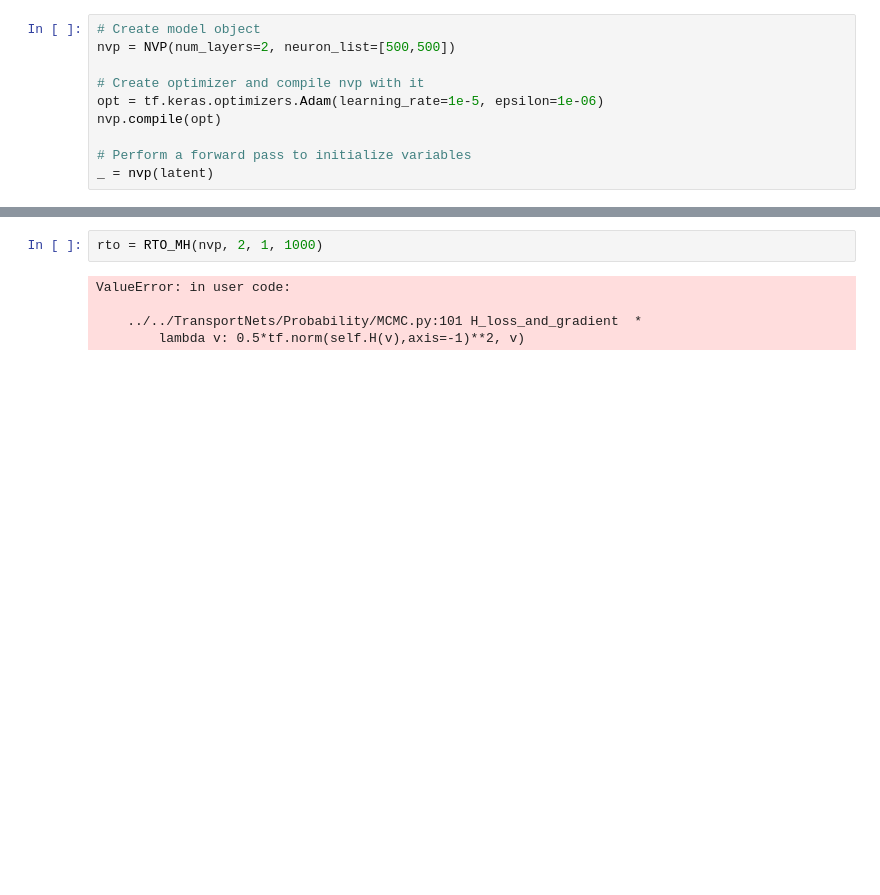
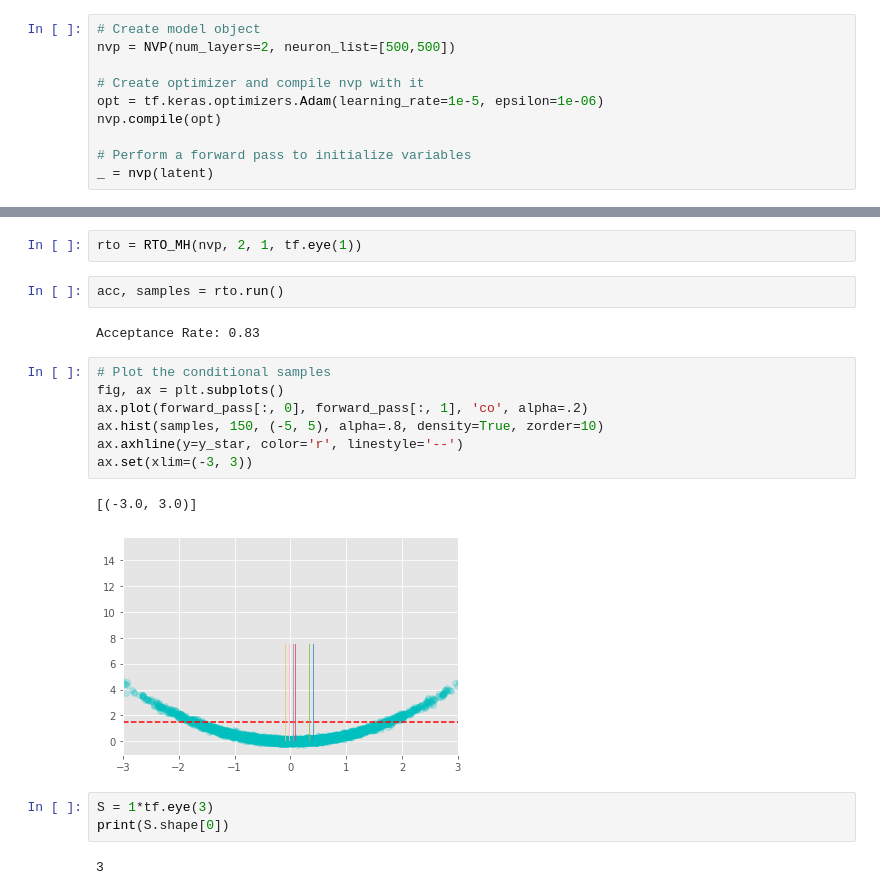
Before and after one commit to CaseyLeeDowdle/TransportNets, a Jupyter notebook: examples/MetropolisHastings/RTO-MH2d.ipynb, the cells around one changed output, grey strips where cells are left out. Cells and saved outputs as stored; diff of their text form; blank space fills up the shorter version.

```diff
--- a/examples/MetropolisHastings/RTO-MH2d.ipynb
+++ b/examples/MetropolisHastings/RTO-MH2d.ipynb
@@ -108,7 +108,21 @@ plt.axhline(y=y_star, color='c', linestyle='--')
 # %%
-rto = RTO_MH(nvp, 2, 1, 1000)
+rto = RTO_MH(nvp, 2, 1, tf.eye(1))
-# %% [output]
-ValueError: in user code:
-
-    ../../TransportNets/Probability/MCMC.py:101 H_loss_and_gradient  *
-        lambda v: 0.5*tf.norm(self.H(v),axis=-1)**2, v)
+# %%
+acc, samples = rto.run()
+# %% [output]
+Acceptance Rate: 0.83
+# %%
+# Plot the conditional samples
+fig, ax = plt.subplots()
+ax.plot(forward_pass[:, 0], forward_pass[:, 1], 'co', alpha=.2)
+ax.hist(samples, 150, (-5, 5), alpha=.8, density=True, zorder=10)
+ax.axhline(y=y_star, color='r', linestyle='--')
+ax.set(xlim=(-3, 3))
+# %% [output]
+[(-3.0, 3.0)]
+[figure, added]
+# %%
+S = 1*tf.eye(3)
+print(S.shape[0])
+# %% [output]
+3
```
Also changed, not shown: parts of 5 cells of this notebook, 5 other files.
